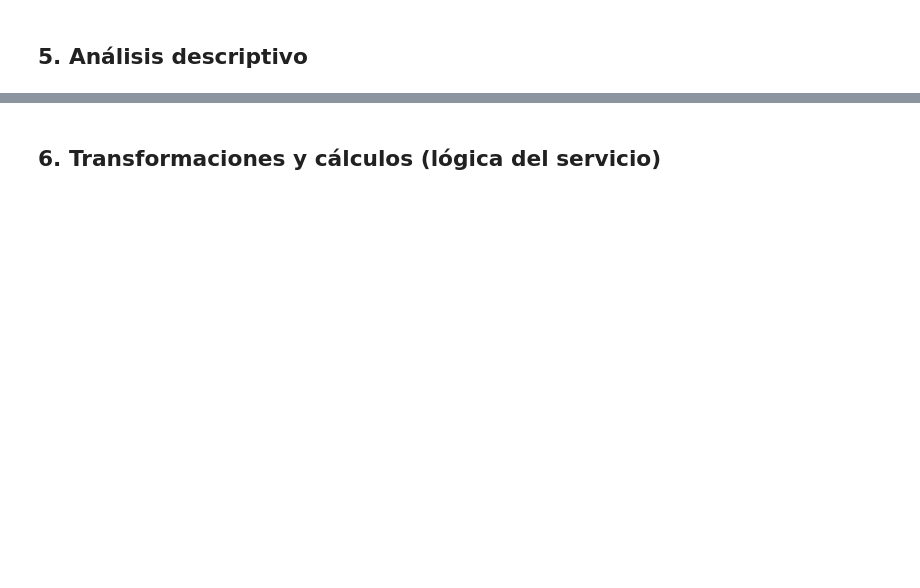
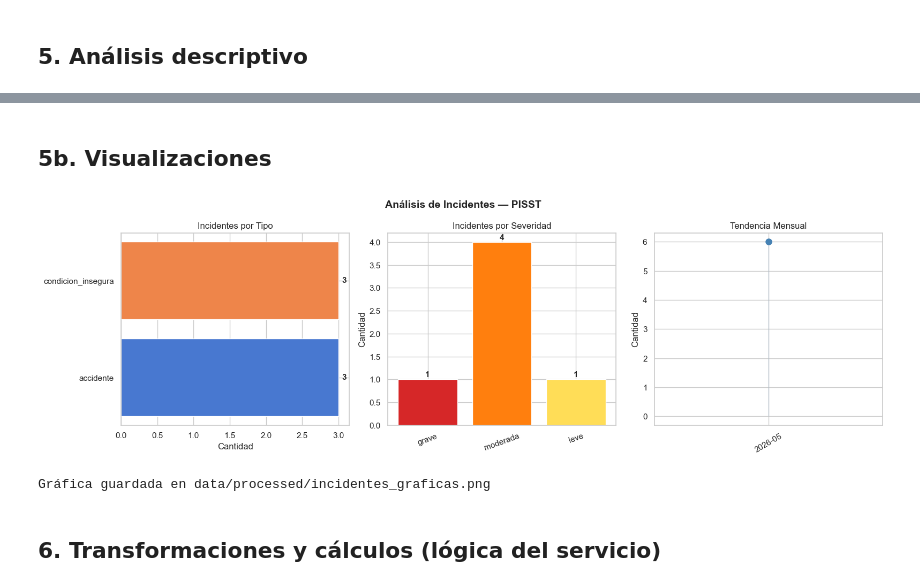
Before and after one commit to sharolpulgarinSENA/PISST, a Jupyter notebook: notebooks/01_exploracion_incidentes.ipynb, the cells around one changed output, grey strips where cells are left out. Drawn from its saved outputs; the diff is of its cells as text; code cells hidden in the pictures; blank space fills up the shorter version.

```diff
--- a/notebooks/01_exploracion_incidentes.ipynb
+++ b/notebooks/01_exploracion_incidentes.ipynb
@@ -9,19 +9,22 @@ Este notebook es de solo lectura — nunca escribe en la BD.
 import os
 import sys
 
+import matplotlib.pyplot as plt
 import numpy as np
 import pandas as pd
+import seaborn as sns
 from dotenv import load_dotenv
 from sqlalchemy import create_engine, text
 
-# Asegurar que el path apunte a la raíz del proyecto
 sys.path.insert(0, os.path.abspath('..'))
-
 load_dotenv('../.env')
 
 pd.set_option('display.max_columns', None)
 pd.set_option('display.max_rows', 50)
 pd.set_option('display.float_format', '{:.2f}'.format)
 
-print('Pandas:', pd.__version__)
-print('NumPy:', np.__version__)
+sns.set_theme(style="whitegrid", palette="muted")
+plt.rcParams['figure.figsize'] = (10, 5)
+plt.rcParams['font.size'] = 11
+
+print('Pandas:', pd.__version__, '| NumPy:', np.__version__)
@@ -81,3 +143,52 @@ print(df['estado'].value_counts())
+# %% [markdown]
+## 5b. Visualizaciones
+# %%
+if len(df) > 0:
+    df['fecha'] = pd.to_datetime(df['fecha'])
+    fig, axes = plt.subplots(1, 3, figsize=(16, 5))
+    fig.suptitle('Análisis de Incidentes — PISST', fontsize=14, fontweight='bold')
+
+    # --- Gráfica 1: Distribución por tipo ---
+    tipo_counts = df['tipo'].value_counts()
+    axes[0].barh(tipo_counts.index, tipo_counts.values, color=sns.color_palette("muted", len(tipo_counts)))
+    axes[0].set_title('Incidentes por Tipo')
+    axes[0].set_xlabel('Cantidad')
+    for i, v in enumerate(tipo_counts.values):
+        axes[0].text(v + 0.05, i, str(v), va='center', fontweight='bold')
+
+    # --- Gráfica 2: Distribución por severidad ---
+    orden_severidad = ['mortal', 'grave', 'moderada', 'leve', 'sin_lesion']
+    severidad_counts = df['severidad'].value_counts().reindex(
+        [s for s in orden_severidad if s in df['severidad'].values], fill_value=0
+    )
+    colores_severidad = ['#d62728', '#ff7f0e', '#ffdd57', '#2ca02c', '#aec7e8'][:len(severidad_counts)]
+    axes[1].bar(severidad_counts.index, severidad_counts.values, color=colores_severidad)
+    axes[1].set_title('Incidentes por Severidad')
+    axes[1].set_ylabel('Cantidad')
+    axes[1].tick_params(axis='x', rotation=20)
+    for i, v in enumerate(severidad_counts.values):
+        axes[1].text(i, v + 0.05, str(v), ha='center', fontweight='bold')
+
+    # --- Gráfica 3: Tendencia mensual ---
+    df['mes'] = df['fecha'].dt.to_period('M').astype(str)
+    mensual = df.groupby('mes').size().reset_index(name='cantidad')
+    axes[2].plot(mensual['mes'], mensual['cantidad'], marker='o', linewidth=2,
+                 color='steelblue', markersize=8)
+    axes[2].fill_between(mensual['mes'], mensual['cantidad'], alpha=0.2, color='steelblue')
+    axes[2].set_title('Tendencia Mensual')
+    axes[2].set_ylabel('Cantidad')
+    axes[2].tick_params(axis='x', rotation=30)
+
+    plt.tight_layout()
+    os.makedirs('../data/processed', exist_ok=True)
+    plt.savefig('../data/processed/incidentes_graficas.png', dpi=150, bbox_inches='tight')
+    plt.show()
+    print('Gráfica guardada en data/processed/incidentes_graficas.png')
+else:
+    print('Sin datos para graficar.')
+# %% [output]
+[figure, added]
+Gráfica guardada en data/processed/incidentes_graficas.png
 # %% [markdown]
 ## 6. Transformaciones y cálculos (lógica del servicio)
 # %%
```
Also changed, not shown: parts of 8 cells of this notebook, 4 other files.
